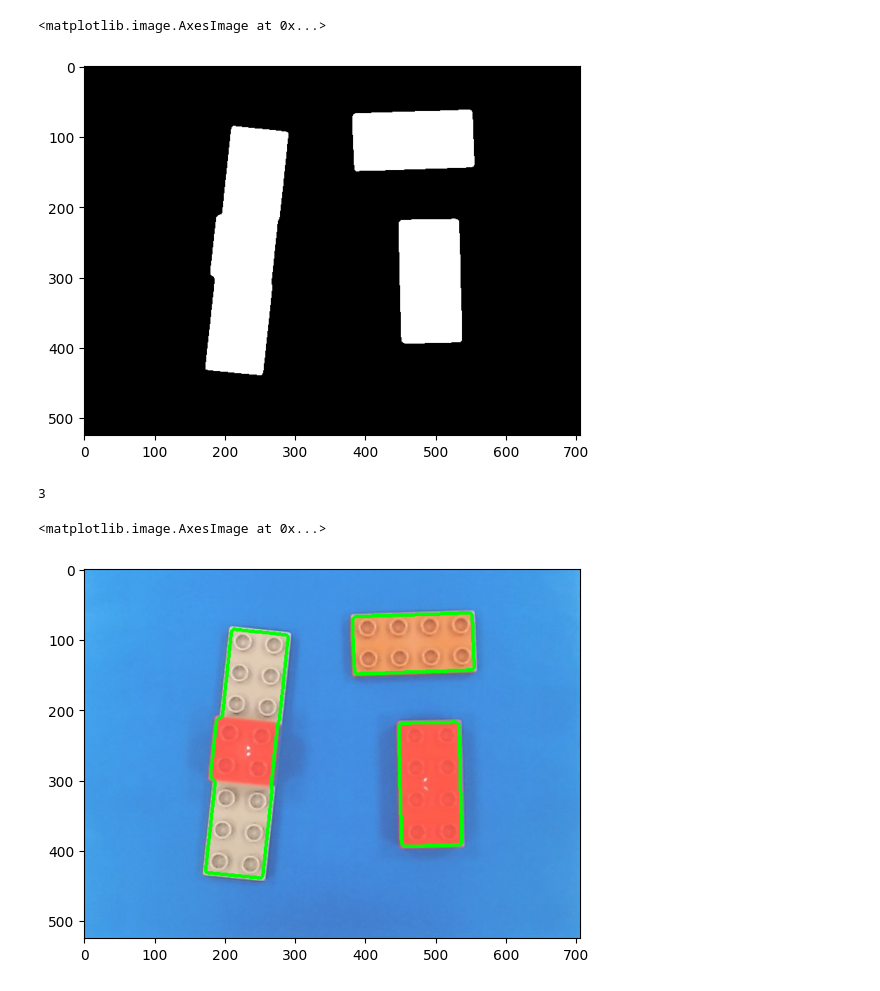
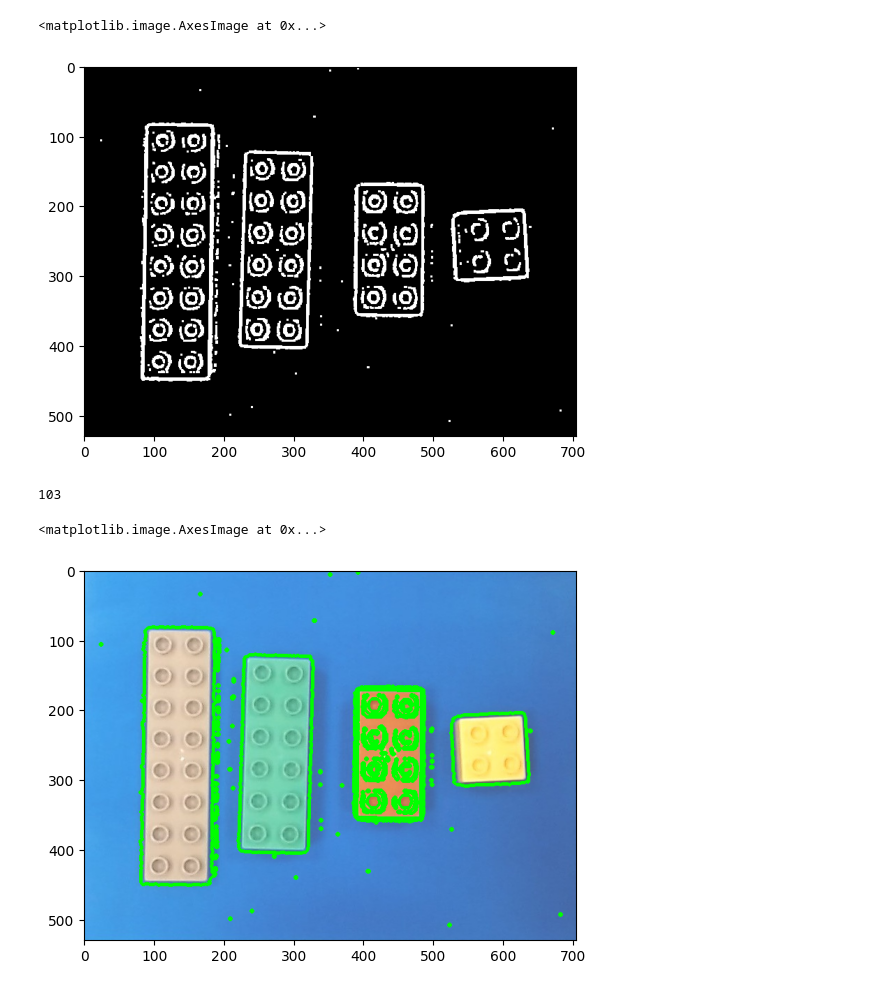
Before and after one commit to LPSD18/PIV, a Jupyter notebook: TP1/teste.ipynb, the cells around one changed output. Drawn from its saved outputs; the diff is of its cells as text; code cells hidden in the pictures.

```diff
--- a/TP1/teste.ipynb
+++ b/TP1/teste.ipynb
@@ -7,7 +7,7 @@ import scipy.linalg as la
 import cv2
 import os
 # %%
-image = cv2.imread('treino/lego11.jpg')
+image = cv2.imread('treino/lego21.jpg')
 # %%
 plt.imshow(cv2.cvtColor(image,cv2.COLOR_BGR2RGB))
 # %% [output]
@@ -36,6 +36,7 @@ plt.show()
 # %%
 aux = cv2.GaussianBlur(image[:,:,2],(5,5),0)
 res, thresh = cv2.threshold(aux,0,255,cv2.THRESH_BINARY+cv2.THRESH_OTSU)
+thresh = cv2.adaptiveThreshold(grayImage,255,cv2.ADAPTIVE_THRESH_MEAN_C,cv2.THRESH_BINARY_INV,11,2)
 # %%
 plt.imshow(cv2.cvtColor(thresh,cv2.COLOR_BGR2RGB))
 # %% [output]
@@ -44,18 +45,18 @@ plt.imshow(cv2.cvtColor(thresh,cv2.COLOR_BGR2RGB))
 # %%
-kernel = cv2.getStructuringElement(cv2.MORPH_RECT,(7,7))
+kernel = cv2.getStructuringElement(cv2.MORPH_RECT,(3,3))
 erosion = cv2.erode(thresh,kernel,1)
-# dilation = cv2.dilate(erosion,kernel,1)
+dilation = cv2.dilate(erosion,kernel,1)
 # %%
-plt.imshow(erosion,'gray',vmin=0,vmax=255)
+plt.imshow(dilation,'gray',vmin=0,vmax=255)
 # %% [output]
 <matplotlib.image.AxesImage at 0x...>
-[figure, old version]
+[figure, new version]
 # %%
-contours, hierarchy = cv2.findContours(erosion,cv2.RETR_EXTERNAL,cv2.CHAIN_APPROX_NONE)
+contours, hierarchy = cv2.findContours(dilation,cv2.RETR_EXTERNAL,cv2.CHAIN_APPROX_NONE)
 print(str(len(contours)))
 cv2.drawContours(image,contours,-1,(0,255,0),3)
 plt.imshow(cv2.cvtColor(image,cv2.COLOR_BGR2RGB))
 # %% [output]
-3
+103
 <matplotlib.image.AxesImage at 0x...>
-[figure, old version]
+[figure, new version]
```
Also changed, not shown: parts of 4 cells of this notebook.
